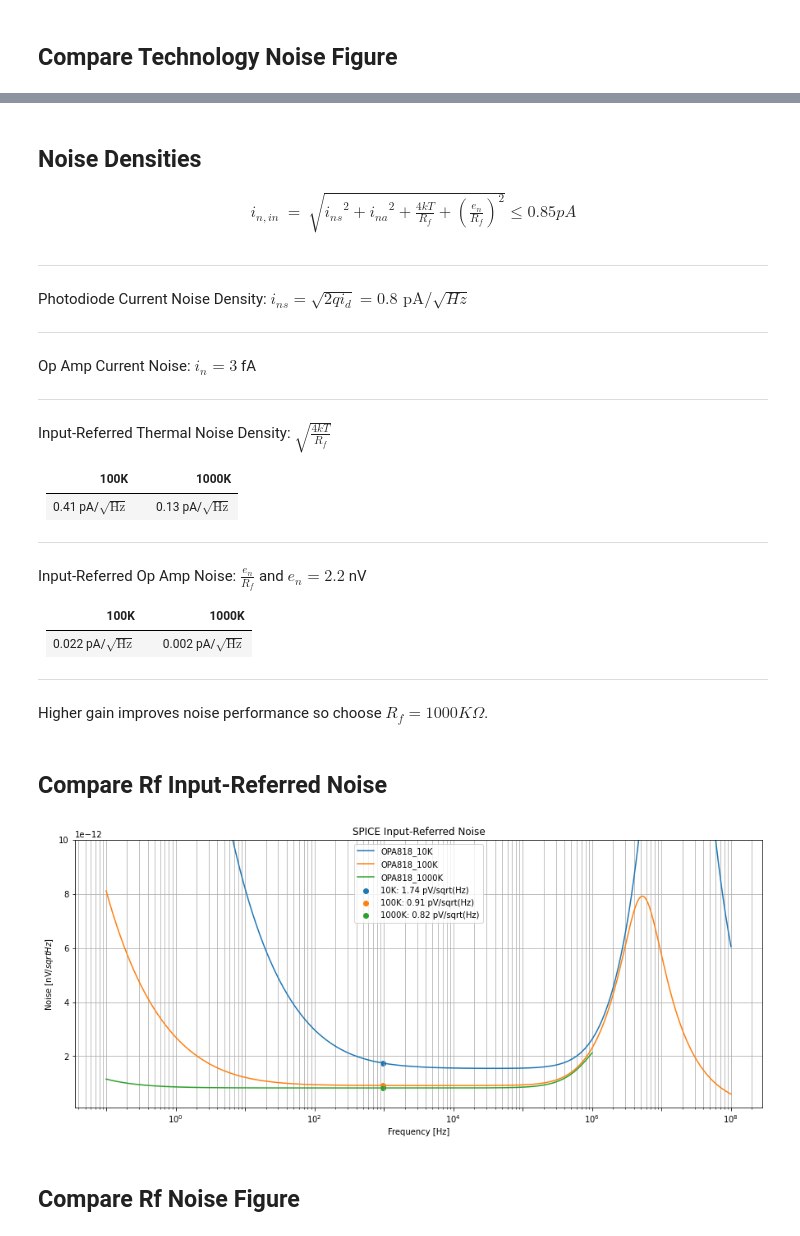
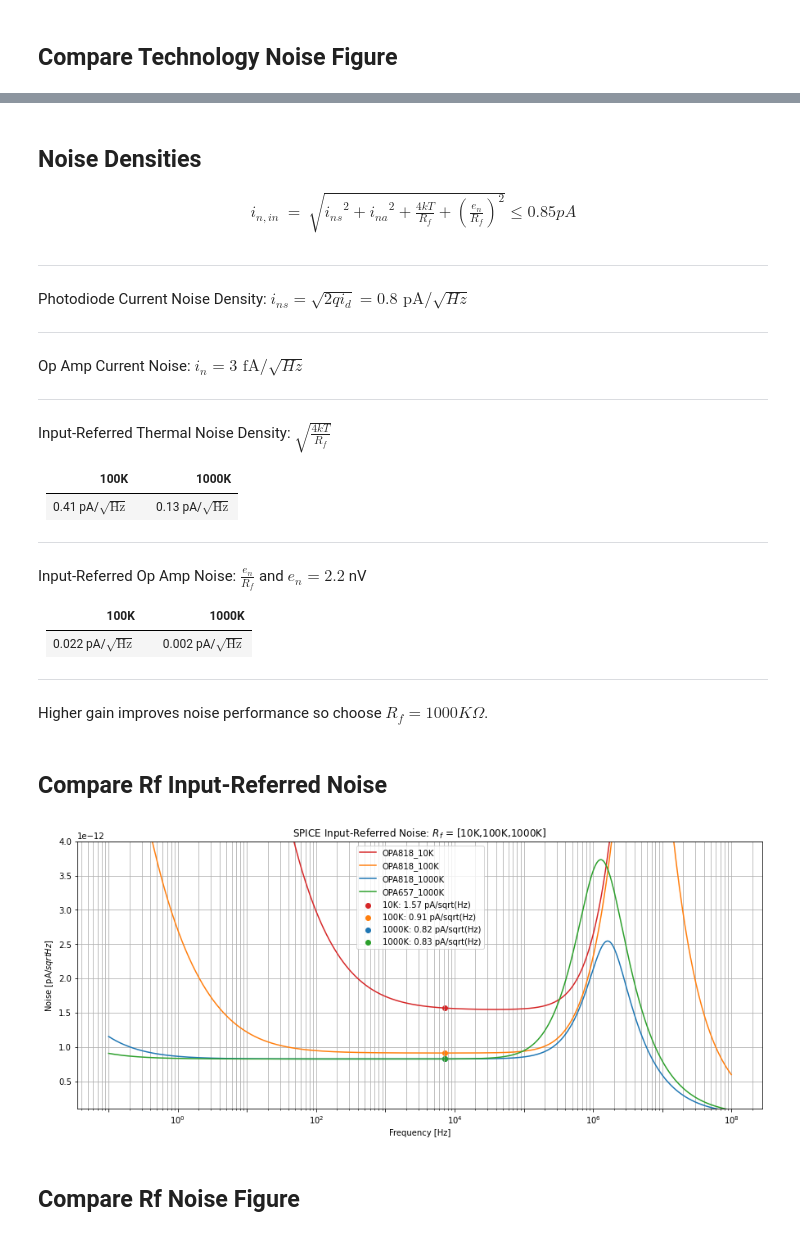
Before and after one commit to kegedy/EE538.1, a Jupyter notebook: kevin/project/check-in-presentation.ipynb, the cells around one changed output, grey strips where cells are left out. Cells and saved outputs as stored; diff of their text form; code cells hidden in the pictures.

```diff
--- a/kevin/project/check-in-presentation.ipynb
+++ b/kevin/project/check-in-presentation.ipynb
@@ -273,7 +277,7 @@ Photodiode Current Noise Density: $ i_{ns} = \sqrt{2qi_d} = 0.8 \text{ pA}/ \sqr
 
 <hr>
 
-Op Amp Current Noise: $i_n = 3$ fA
+Op Amp Current Noise: $i_n = 3  \text{ fA}/ \sqrt{Hz}$
 
 <hr>
 
@@ -299,9 +303,11 @@ Higher gain improves noise performance so choose $R_f = 1000K\Omega$.
 filepath1 = 'data/OPA818A_Rf10K.txt'
 filepath2 = 'data/OPA818A.txt'
 filepath3 = 'data/OPA818A_Rf1000K.txt'
+filepath4 = 'data/OPA657_1000K.txt'
 df1 = pd.read_csv(filepath1)
 df2 = pd.read_csv(filepath2)
 df3 = pd.read_csv(filepath3)
+df4 = pd.read_csv(filepath4)
 freq = df1['frequency']
 onoise1 = df1['V(onoise)']
 inoise1 = df1['V(r1)']
@@ -309,35 +315,39 @@ onoise2 = df2['V(onoise)']
 inoise2 = df2['V(r1)']
 onoise3 = df3['V(onoise)']
 inoise3 = df3['V(r1)']
-freq3 = df3['frequency']
+onoise4 = df4['V(onoise)']
+inoise4 = df4['V(r1)']
 # %% [markdown]
 ## Compare Rf Input-Referred Noise
 # %%
 fig, ax = plt.subplots(1,figsize=(15,6))
-x1 = np.argmin(10*np.log10(onoise3/inoise3))
-label1 = f'10K: {round(onoise1[x1]/(10*1e3)*1e12,2)} pV/sqrt(Hz)'
-label2 = f'100K: {round(onoise2[x1]/(100*1e3)*1e12,2)} pV/sqrt(Hz)'
-label3 = f'1000K: {round(onoise3[x1]/(1000*1e3)*1e12,2)} pV/sqrt(Hz)'
-ax.semilogx(freq, onoise1/(10*1e3),label='OPA818_10K')
-ax.semilogx(freq, onoise2/(100*1e3),label='OPA818_100K')
-ax.semilogx(freq3, onoise3/(1000*1e3),label='OPA818_1000K')
-ax.scatter(freq[x1],onoise1[x1]/(10*1e3),label=label1,color='tab:blue')
+x1 = np.argmin(10*np.log10((onoise2/inoise2)**2))
+label1 = f'10K: {round(onoise1[x1]/(10*1e3)*1e12,2)} pA/sqrt(Hz)'
+label2 = f'100K: {round(onoise2[x1]/(100*1e3)*1e12,2)} pA/sqrt(Hz)'
+label3 = f'1000K: {round(onoise3[x1]/(1000*1e3)*1e12,2)} pA/sqrt(Hz)'
+label4 = f'1000K: {round(onoise4[x1]/(1000*1e3)*1e12,2)} pA/sqrt(Hz)'
+ax.semilogx(freq, onoise1/(10*1e3),label='OPA818_10K',color='tab:red')
+ax.semilogx(freq, onoise2/(100*1e3),label='OPA818_100K',color='tab:orange')
+ax.semilogx(freq, onoise3/(1000*1e3),label='OPA818_1000K',color='tab:blue')
+ax.semilogx(freq, onoise4/(1000*1e3),label='OPA657_1000K',color='tab:green')
+ax.scatter(freq[x1],onoise1[x1]/(10*1e3),label=label1,color='tab:red')
 ax.scatter(freq[x1],onoise2[x1]/(100*1e3),label=label2,color='tab:orange')
-ax.scatter(freq3[x1],onoise3[x1]/(1000*1e3),label=label3,color='tab:green')
+ax.scatter(freq[x1],onoise3[x1]/(1000*1e3),label=label3,color='tab:blue')
+ax.scatter(freq[x1],onoise4[x1]/(1000*1e3),label=label4,color='tab:green')
 ax.grid(True,which='both')
 ax.set_xlabel('Frequency [Hz]')
-ax.set_ylabel(r'Noise [nV/$sqrt{Hz}$]')
-ax.set_title(r'SPICE Input-Referred Noise')
+ax.set_ylabel(r'Noise [pA/$sqrt{Hz}$]')
+ax.set_title(r'SPICE Input-Referred Noise: $R_f$ = [10K,100K,1000K]')
 ax.ticklabel_format(style='sci', axis='y', scilimits=(-12,-12))
-ax.set_ylim(1e-13,10e-12)
+ax.set_ylim(1e-13,4e-12)
 ax.xaxis.set_major_locator(LogLocator(numticks=15)) #(1)
 ax.xaxis.set_minor_locator(LogLocator(numticks=15,subs=np.arange(2,10))) #(2)
 for label in ax.xaxis.get_ticklabels()[::2]:
     label.set_visible(False) #(3)
 ax.legend()
 plt.show();
 # %% [output]
-[figure, old version]
+[figure, new version]
 # %% [markdown]
 ## Compare Rf Noise Figure
 # %%
```
Also changed, not shown: parts of 15 cells of this notebook, 13 other files.
